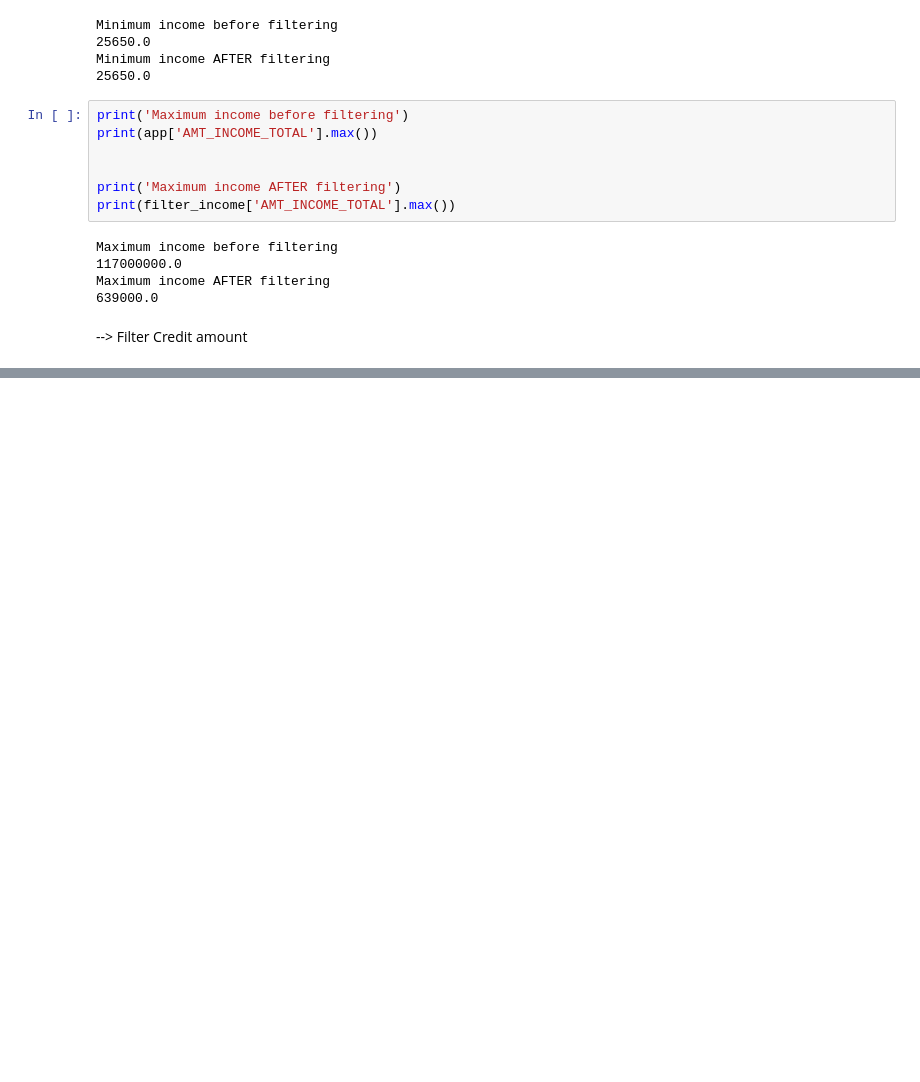
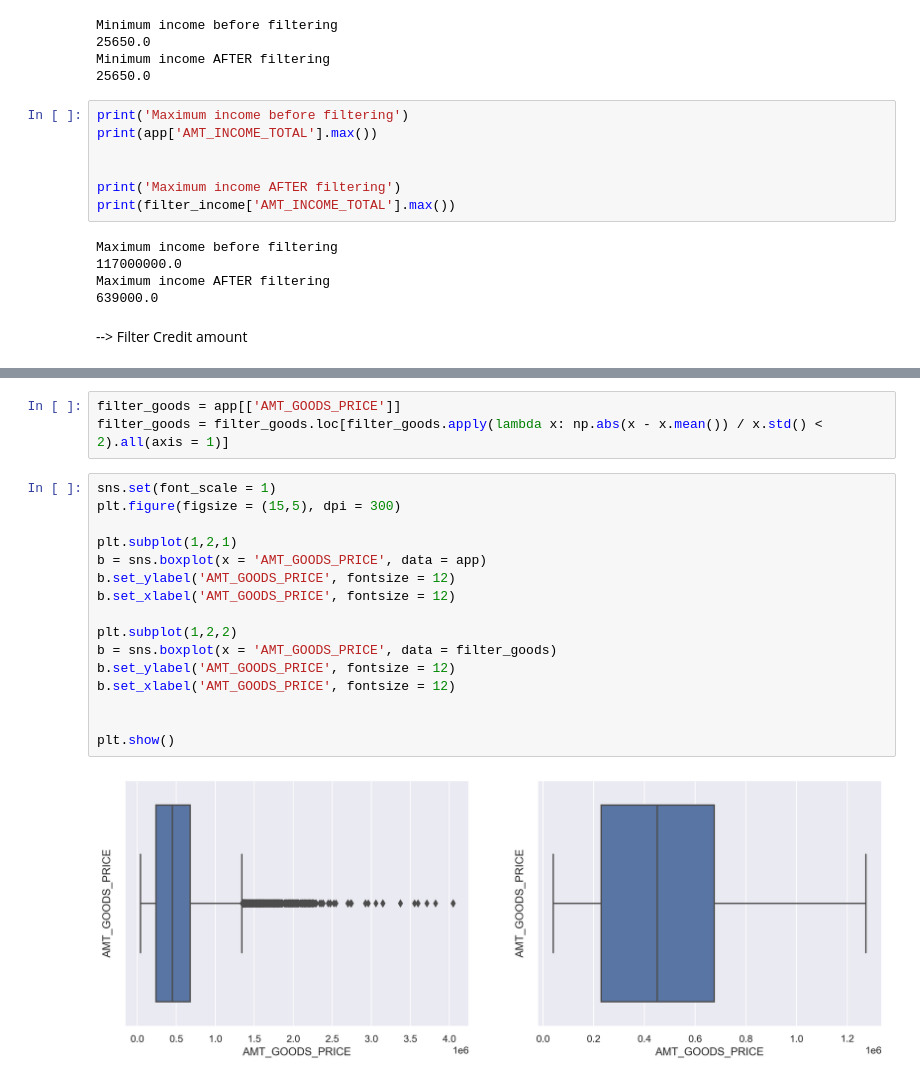
Before and after one commit to LenaChretien/Credit-Card-Fraud, a Jupyter notebook: Prep_data.ipynb, the cells around one changed output, grey strips where cells are left out. Drawn from its saved outputs; the diff is of its cells as text; blank space fills up the shorter version.

```diff
--- a/Prep_data.ipynb
+++ b/Prep_data.ipynb
@@ -313,0 +372,21 @@ print(min)
+# %%
+filter_goods = app[['AMT_GOODS_PRICE']]
+filter_goods = filter_goods.loc[filter_goods.apply(lambda x: np.abs(x - x.mean()) / x.std() < 2).all(axis = 1)]
+# %%
+sns.set(font_scale = 1)
+plt.figure(figsize = (15,5), dpi = 300)
+
+plt.subplot(1,2,1)
+b = sns.boxplot(x = 'AMT_GOODS_PRICE', data = app)
+b.set_ylabel('AMT_GOODS_PRICE', fontsize = 12)
+b.set_xlabel('AMT_GOODS_PRICE', fontsize = 12)
+
+plt.subplot(1,2,2)
+b = sns.boxplot(x = 'AMT_GOODS_PRICE', data = filter_goods)
+b.set_ylabel('AMT_GOODS_PRICE', fontsize = 12)
+b.set_xlabel('AMT_GOODS_PRICE', fontsize = 12)
+
+
+plt.show()
+# %% [output]
+[figure, added]
```
Also changed, not shown: parts of 55 cells of this notebook, 2 other files.
